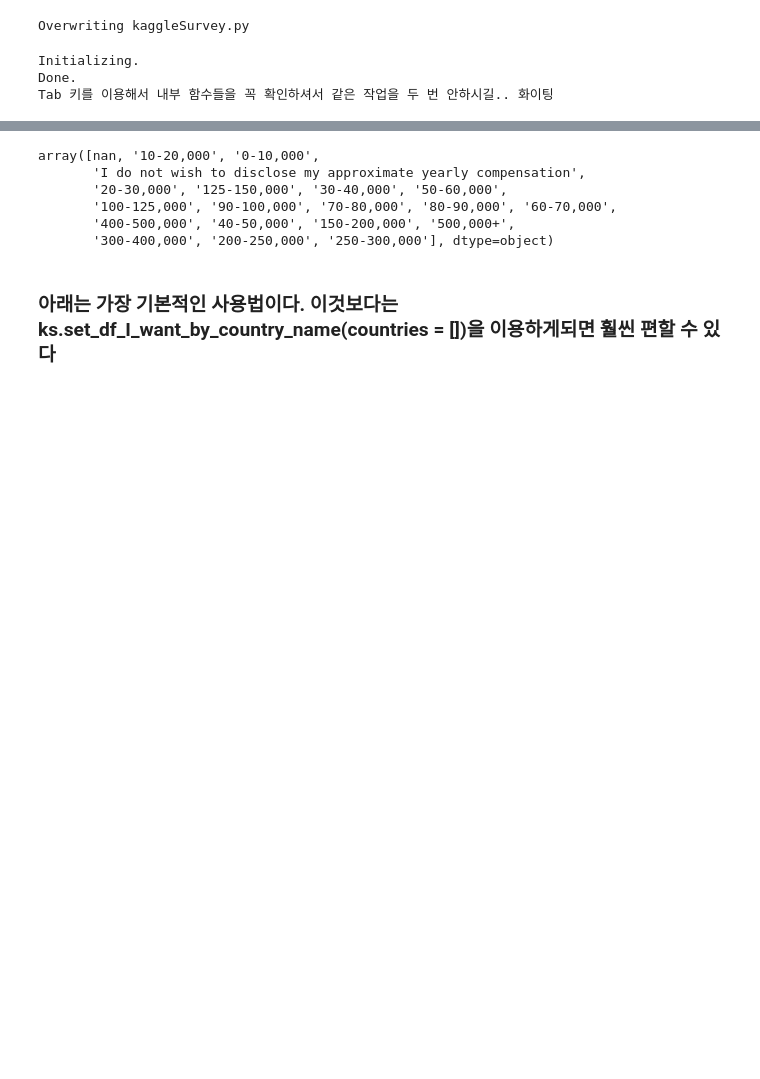
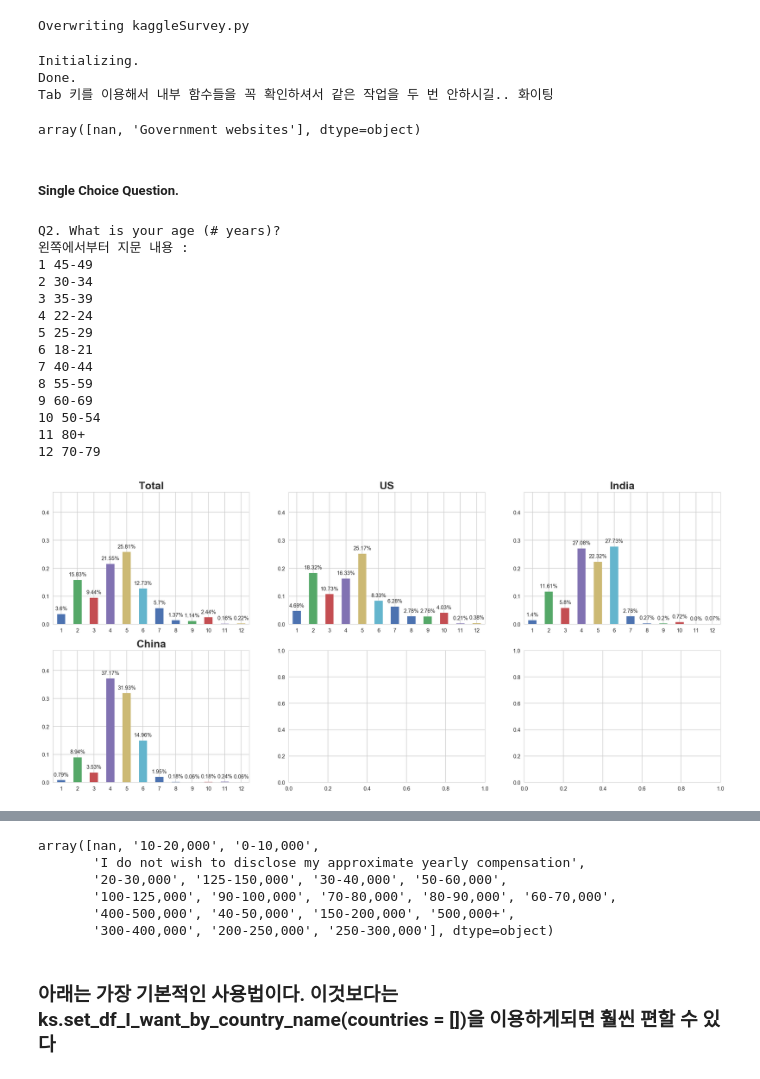
Before and after one commit to DanialDaeHyunNam/2018-Kaggle-ML-And-DS-Survey-Challenge, a Jupyter notebook: Danial/basic_preprocessing.ipynb, the cells around one changed output, grey strips where cells are left out. Drawn from its saved outputs; the diff is of its cells as text; code cells hidden in the pictures; blank space fills up the shorter version.

Commit message:
Updated kagglesurvey.py and eda_question1to50

```diff
--- a/Danial/basic_preprocessing.ipynb
+++ b/Danial/basic_preprocessing.ipynb
@@ -709,6 +707,10 @@ multi_18 = ks.get_multiple_choice_responses()
 multi_18_US = ks.get_df_I_want("United States of America")
 multi_18_India = ks.get_df_I_want("India")
 multi_18_China = ks.get_df_I_want("China")
+# %%
+multi_18["Q33_Part_1"].unique()
+# %% [output]
+array([nan, 'Government websites'], dtype=object)
 # %%
 dfs = {
     "Total" : multi_18,
@@ -716,6 +718,25 @@ dfs = {
     "India" : multi_18_India,
     "China" : multi_18_China
 }
+# %%
+ks.draw_plot(2, dfs_ = dfs, ylim_offset=0.1)
+# %% [output]
+##### Single Choice Question.
+Q2. What is your age (# years)?
+왼쪽에서부터 지문 내용 :
+1 45-49
+2 30-34
+3 35-39
+4 22-24
+5 25-29
+6 18-21
+7 40-44
+8 55-59
+9 60-69
+10 50-54
+11 80+
+12 70-79
+[figure, added]
 # %%
 ks.draw_plot(14, dfs_ = dfs, ylim_offset=0.1)
 # %% [output]
```
Also changed, not shown: parts of 8 cells of this notebook, 6 other files.
